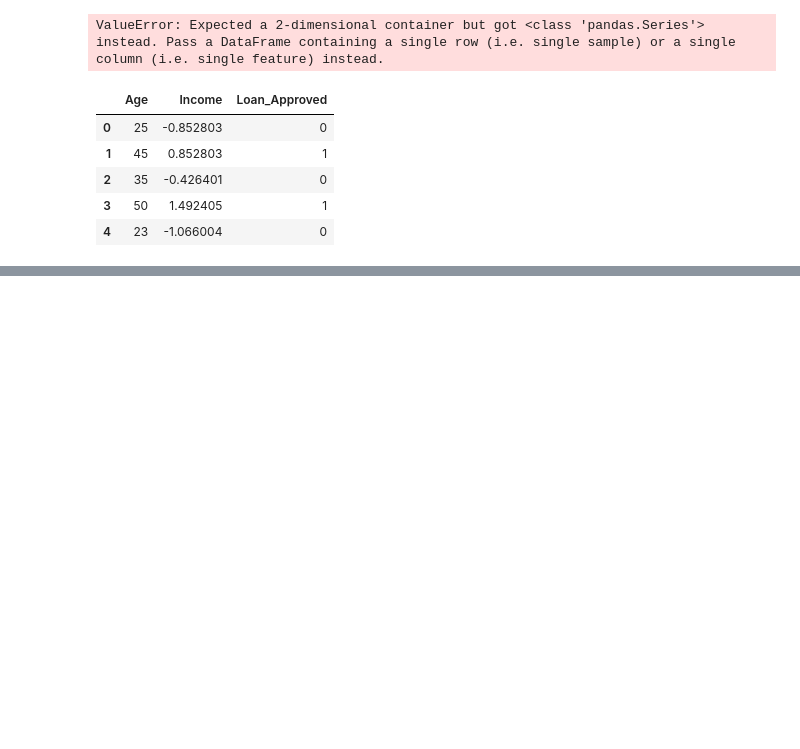
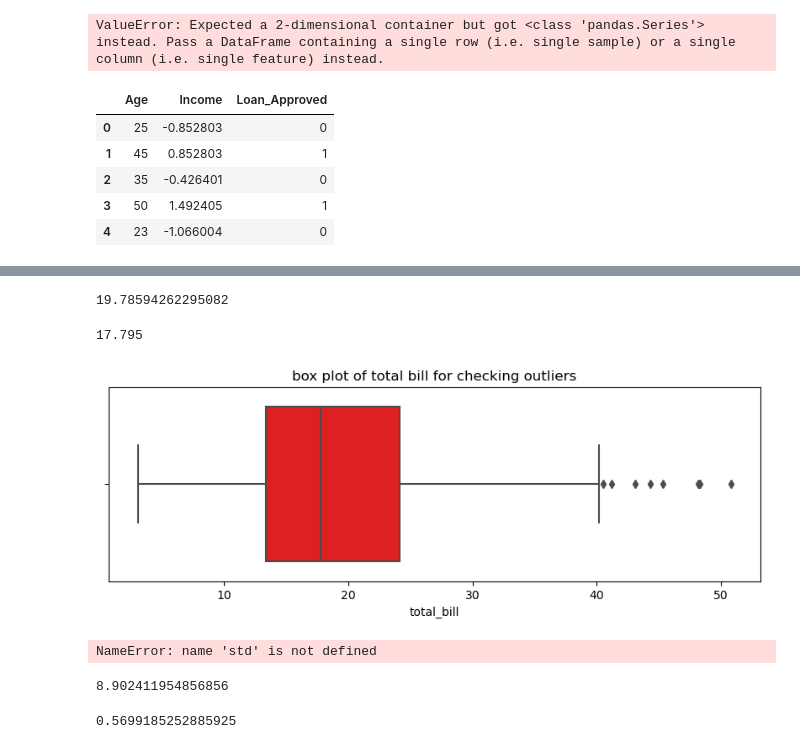
Before and after one commit to Visky-02/Data-Science-Practice, a Jupyter notebook: Untitled Folder/ gemini practice folder .ipynb, the cells around one changed output, grey strips where cells are left out. Cells and saved outputs as stored; diff of their text form; code cells hidden in the pictures; blank space fills up the shorter version.

```diff
--- a/Untitled Folder/ gemini practice folder .ipynb
+++ b/Untitled Folder/ gemini practice folder .ipynb
@@ -769,0 +777,4 @@ X_train,X_test,y_train,y_test=train_test_split(X,y,test_size=0.2,random_state=42
+# %%
+import pandas as pd
+url='https://raw.githubusercontent.com/mwaskom/seaborn-data/master/tips.csv'
+tips_df=pd.read_csv(url)
@@ -769,0 +792,4 @@ X_train,X_test,y_train,y_test=train_test_split(X,y,test_size=0.2,random_state=42
+# %%
+mean_tips
+# %% [output]
+19.78594262295082
@@ -769,0 +798,17 @@ X_train,X_test,y_train,y_test=train_test_split(X,y,test_size=0.2,random_state=42
+# %%
+median_tips
+# %% [output]
+17.795
+# %%
+import matplotlib.pyplot as plt
+import seaborn as sns
+plt.figure(figsize=(10,3))
+sns.boxplot(x=tips_df['total_bill'],color='red')
+plt.title('box plot of total bill for checking outliers')
+plt.show()
+# %% [output]
+[figure, added]
+# %%
+s=std(tips_df,ddof=1)
+# %% [output]
+NameError: name 'std' is not defined
@@ -769,0 +817,4 @@ X_train,X_test,y_train,y_test=train_test_split(X,y,test_size=0.2,random_state=42
+# %%
+std
+# %% [output]
+8.902411954856856
@@ -769,0 +825,4 @@ X_train,X_test,y_train,y_test=train_test_split(X,y,test_size=0.2,random_state=42
+# %%
+scale
+# %% [output]
+0.5699185252885925
```
Also changed, not shown: parts of 59 cells of this notebook, 2 other files.
